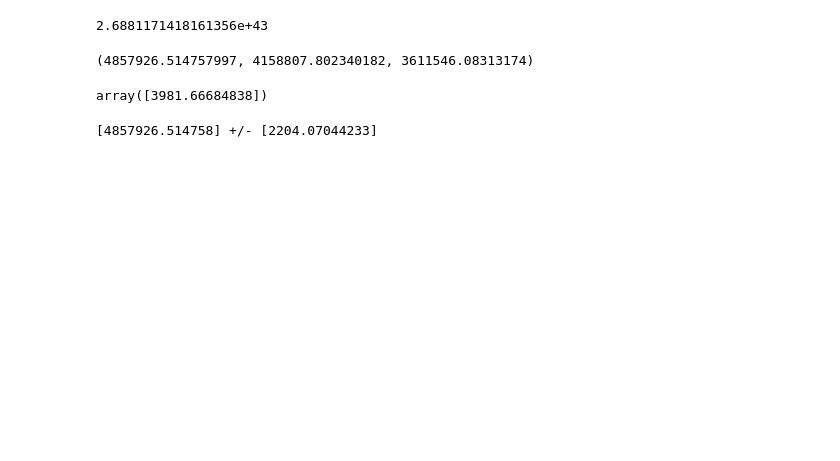
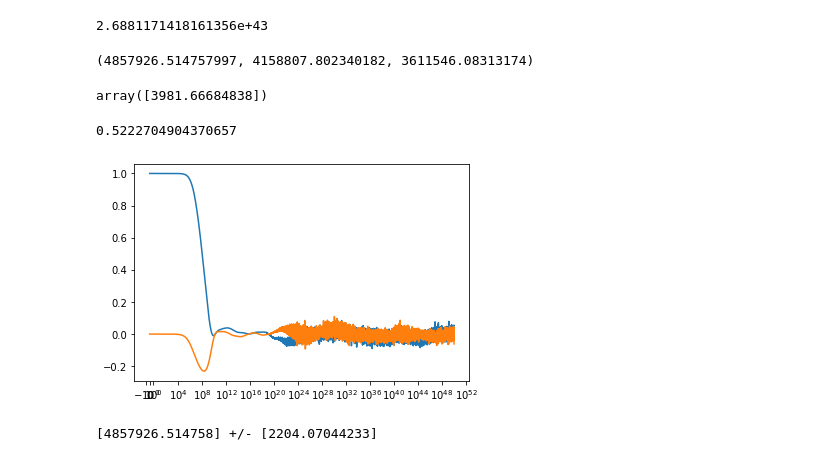
Before and after one commit to runburg/dm_gal_substructure, a Jupyter notebook: dm_gal_substructure.ipynb, the cells around one changed output. Cells and saved outputs as stored; diff of their text form; code cells hidden in the pictures; blank space fills up the shorter version.

```diff
--- a/dm_gal_substructure.ipynb
+++ b/dm_gal_substructure.ipynb
@@ -389,3 +352,19 @@ ft_p1 = integrate.simps(func, fluxes, axis=1)
+# %%
+(mu(psi) * integrate.simps(fluxes * p1_vals, fluxes))[0]
+# %% [output]
+0.5222704904370657
+# %%
+# k = np.concatenate((-1/fluxes, np.flip(1/fluxes)))
+k = np.flip(1/fluxes)
+func = p1_vals * np.exp(-2j * np.pi * fluxes * k[:, np.newaxis])
+# func = p1_vals * np.cos(-2 * np.pi * fluxes * k[:, np.newaxis])
+ft_p1 = integrate.simps(func, fluxes, axis=1)
+fig, ax = plt.subplots()
+ax.plot(k, ft_p1)
+ax.plot(k, ft_p1.imag)
+ax.set_xscale('symlog')
+# %% [output]
+[figure, added]
 # %%
 mean = mu(psi)
 sd = np.sqrt(mu(psi))
```
Also changed, not shown: parts of 14 cells of this notebook, 1 other file.
